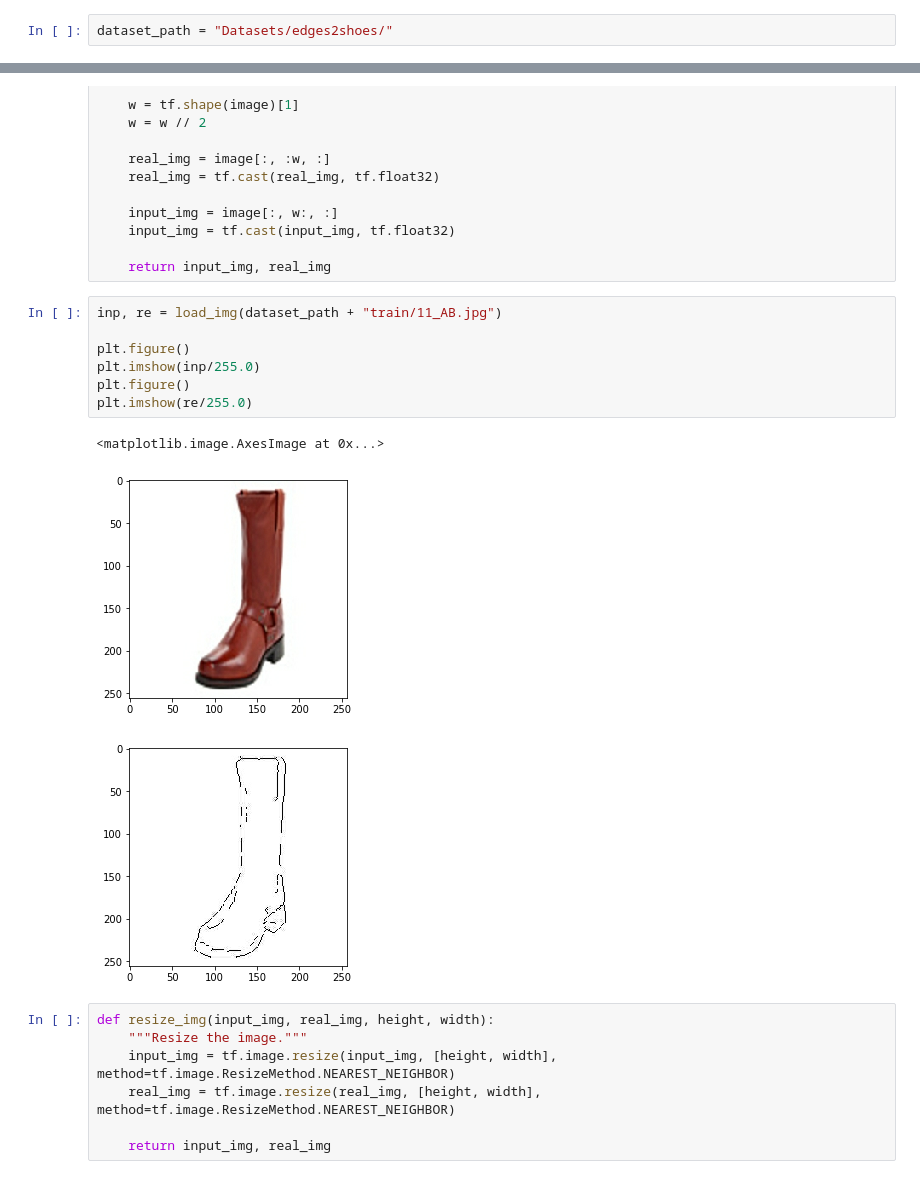
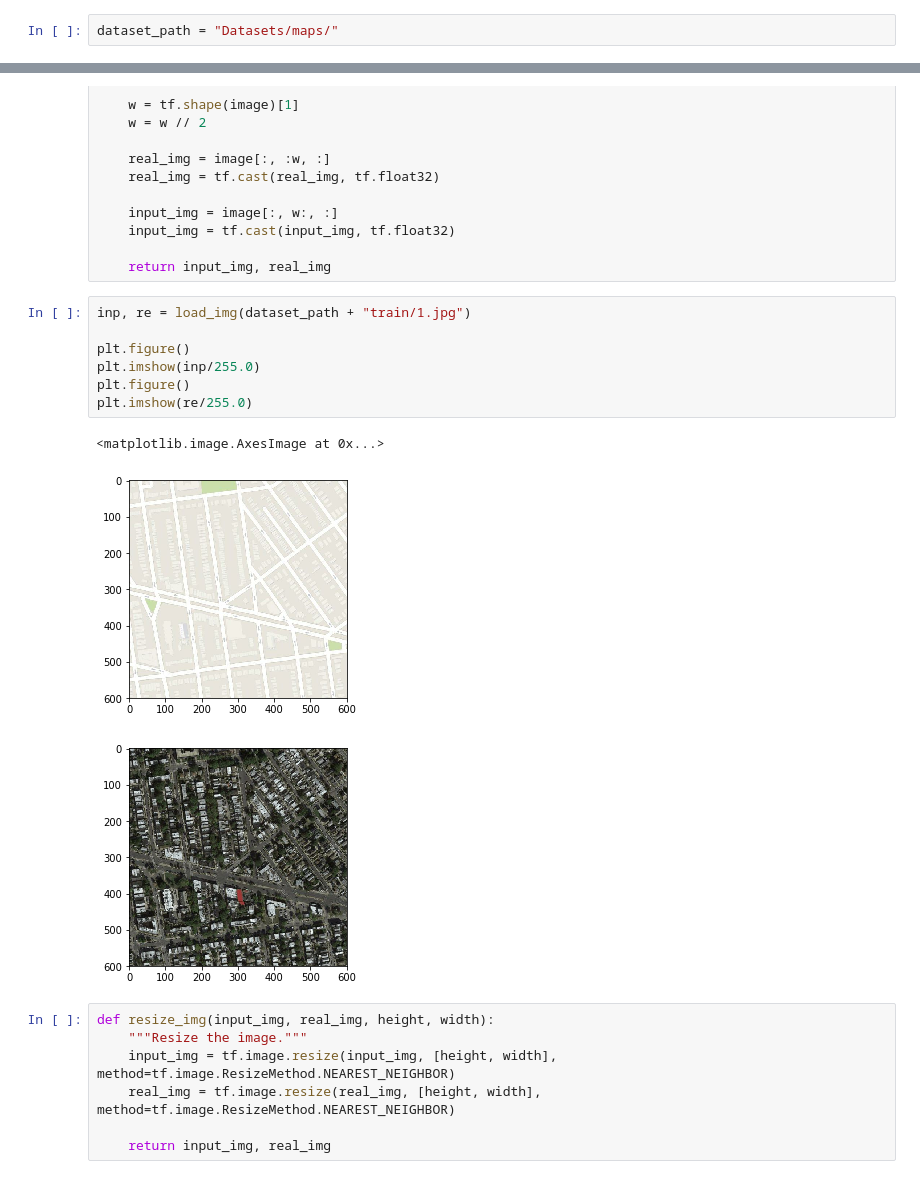
Before and after one commit to riley-mld/Pix2Pix, a Jupyter notebook: Pix2Pix.ipynb, the cells around one changed output, grey strips where cells are left out. Saved outputs shown, nothing was run; the diff lists cells and outputs as text.

```diff
--- a/Pix2Pix.ipynb
+++ b/Pix2Pix.ipynb
@@ -6,4 +6,4 @@ import time
 import matplotlib.pyplot as plt
 from IPython.display import clear_output
 # %%
-dataset_path = "Datasets/edges2shoes/"
+dataset_path = "Datasets/maps/"
@@ -29,16 +31,16 @@ def load_img(image_pth):
 
     return input_img, real_img
 # %%
-inp, re = load_img(dataset_path + "train/11_AB.jpg")
+inp, re = load_img(dataset_path + "train/1.jpg")
 
 plt.figure()
 plt.imshow(inp/255.0)
 plt.figure()
 plt.imshow(re/255.0)
 # %% [output]
 <matplotlib.image.AxesImage at 0x...>
-[figure, old version]
+[figure, new version]
-[figure, old version]
+[figure, new version]
 # %%
 def resize_img(input_img, real_img, height, width):
     """Resize the image."""
```
Also changed, not shown: parts of 13 cells of this notebook.
